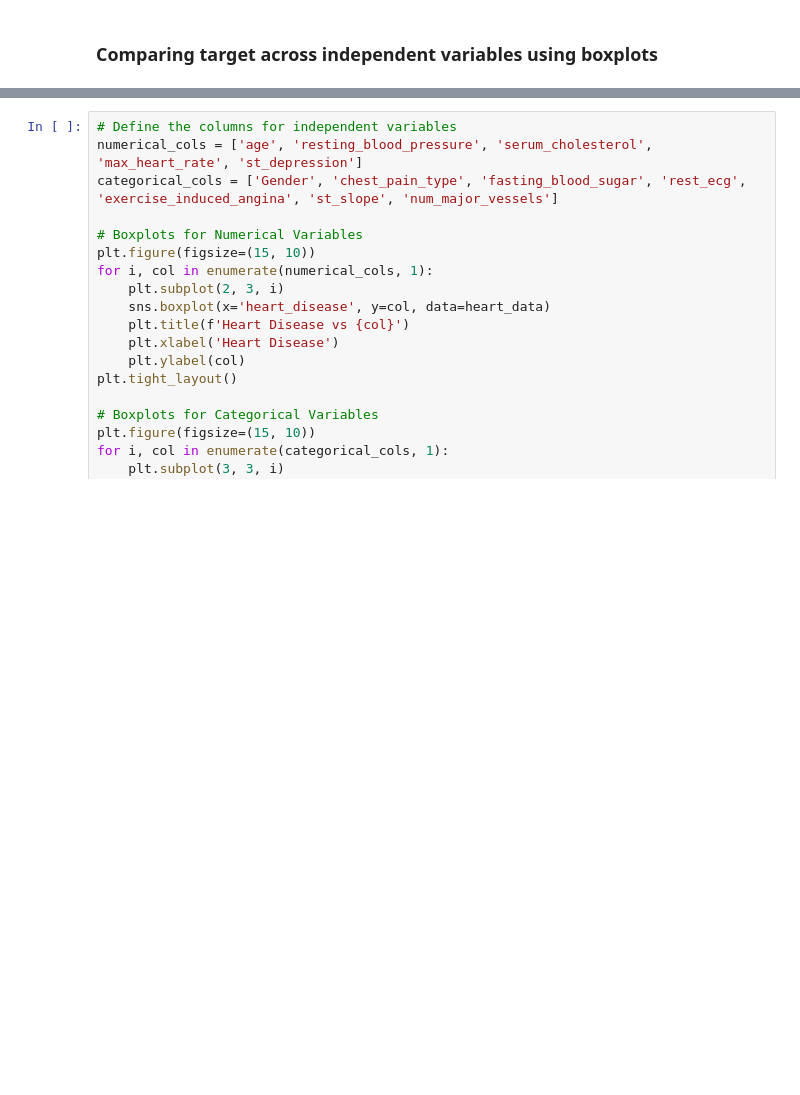
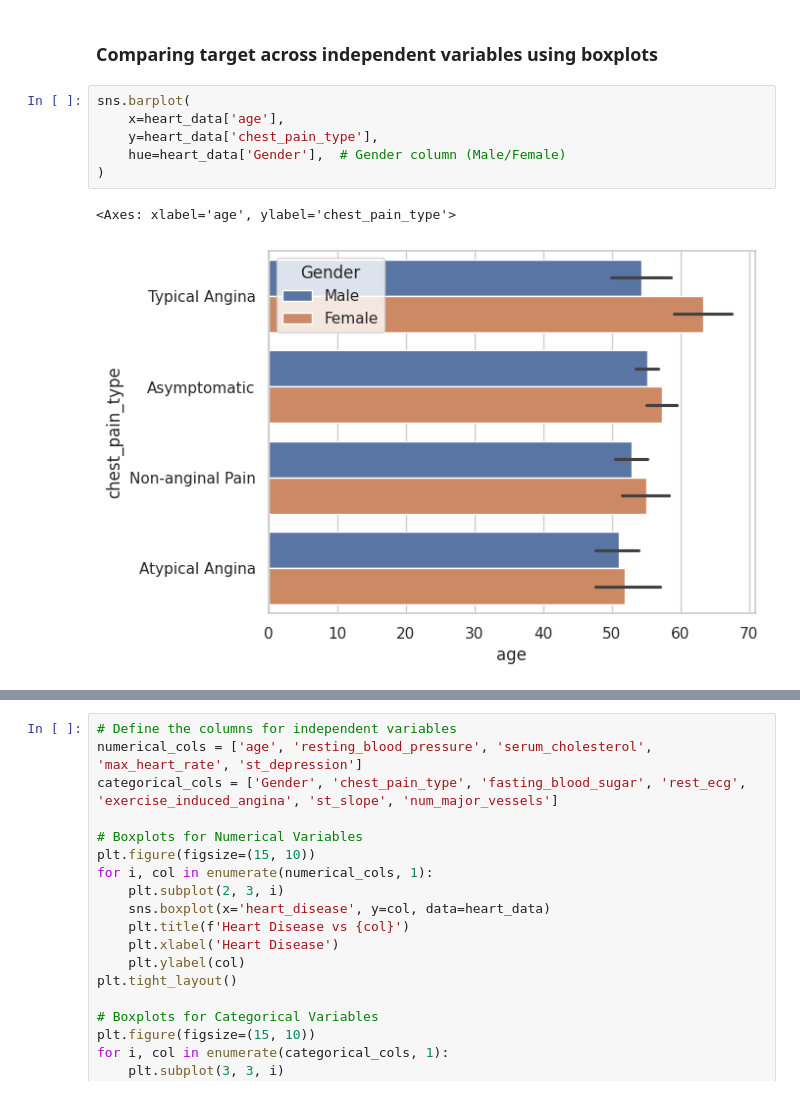
Before and after one commit to brem-21/Health-EDA, a Jupyter notebook: Health_EDA.ipynb, the cells around one changed output, grey strips where cells are left out. Cells and saved outputs as stored; diff of their text form; blank space fills up the shorter version.

```diff
--- a/Health_EDA.ipynb
+++ b/Health_EDA.ipynb
@@ -459,3 +459,12 @@ plt.show()
 [figure]
 # %% [markdown]
 ### Comparing target across independent variables using boxplots
+# %%
+sns.barplot(
+    x=heart_data['age'],
+    y=heart_data['chest_pain_type'],
+    hue=heart_data['Gender'],  # Gender column (Male/Female)
+)
+# %% [output]
+<Axes: xlabel='age', ylabel='chest_pain_type'>
+[figure, added]
```
Also changed, not shown: parts of 1 cell of this notebook.
